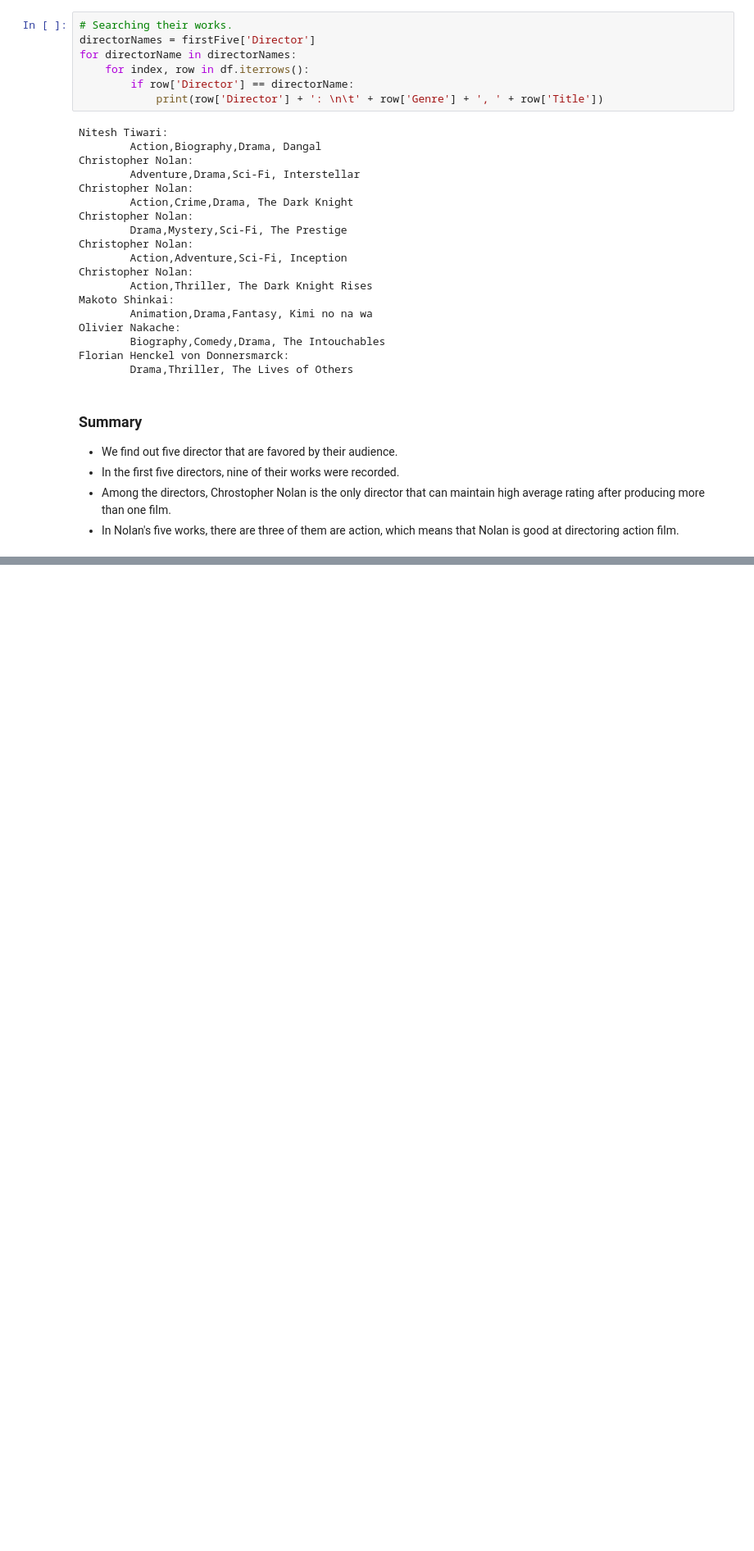
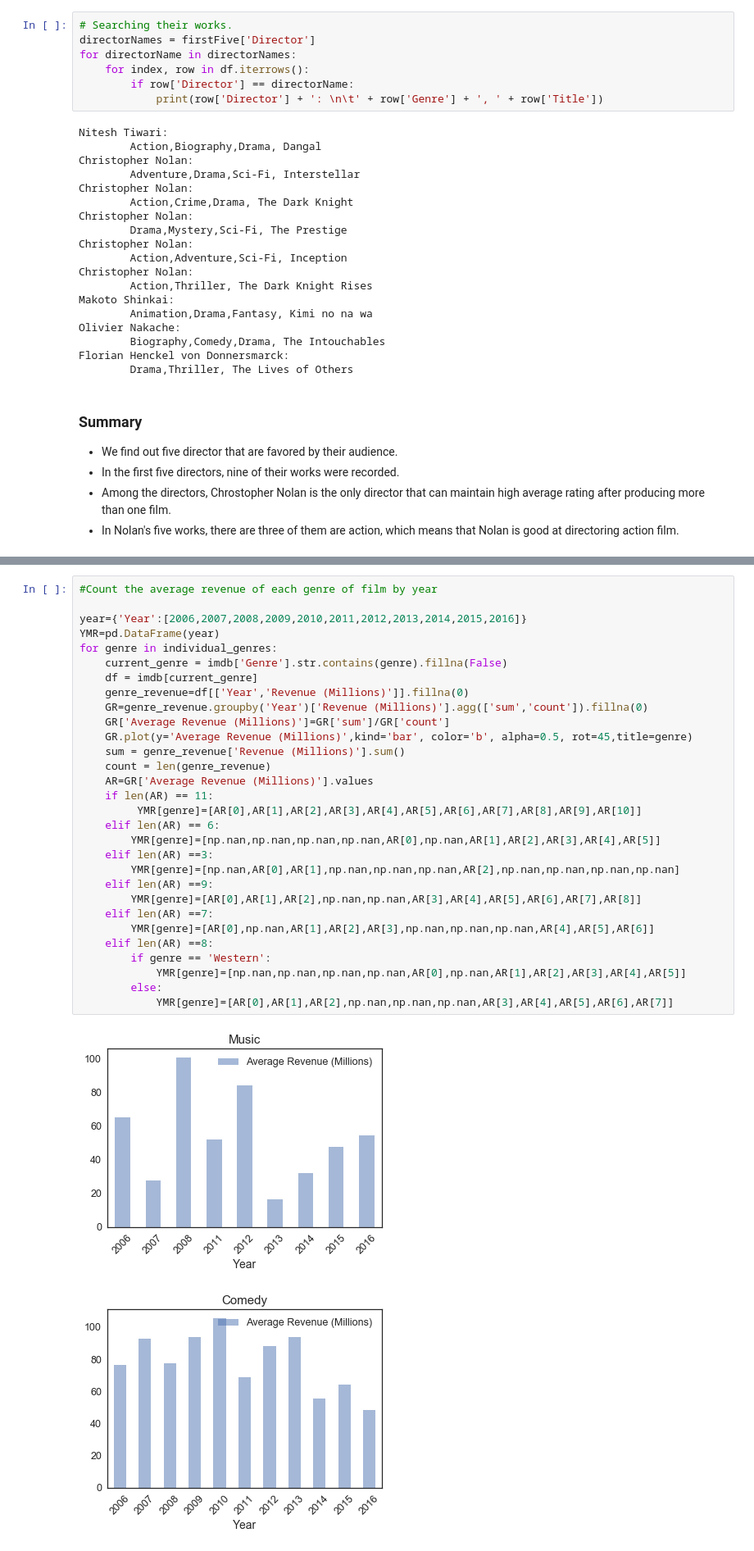
Before and after one commit to billzhonggz/IMDB-Data-Analysis, a Jupyter notebook: Presentation/Presentation-Group4.ipynb, the cells around one changed output, grey strips where cells are left out. Shown at 82% size. Cells and saved outputs as stored; diff of their text form; blank space fills up the shorter version.

```diff
--- a/Presentation/Presentation-Group4.ipynb
+++ b/Presentation/Presentation-Group4.ipynb
@@ -238,0 +347,33 @@ Florian Henckel von Donnersmarck:
+# %%
+#Count the average revenue of each genre of film by year
+
+year={'Year':[2006,2007,2008,2009,2010,2011,2012,2013,2014,2015,2016]}
+YMR=pd.DataFrame(year)
+for genre in individual_genres:
+    current_genre = imdb['Genre'].str.contains(genre).fillna(False)
+    df = imdb[current_genre]
+    genre_revenue=df[['Year','Revenue (Millions)']].fillna(0)
+    GR=genre_revenue.groupby('Year')['Revenue (Millions)'].agg(['sum','count']).fillna(0)
+    GR['Average Revenue (Millions)']=GR['sum']/GR['count']
+    GR.plot(y='Average Revenue (Millions)',kind='bar', color='b', alpha=0.5, rot=45,title=genre)
+    sum = genre_revenue['Revenue (Millions)'].sum()
+    count = len(genre_revenue)
+    AR=GR['Average Revenue (Millions)'].values
+    if len(AR) == 11:
+         YMR[genre]=[AR[0],AR[1],AR[2],AR[3],AR[4],AR[5],AR[6],AR[7],AR[8],AR[9],AR[10]]
+    elif len(AR) == 6:
+        YMR[genre]=[np.nan,np.nan,np.nan,np.nan,AR[0],np.nan,AR[1],AR[2],AR[3],AR[4],AR[5]]
+    elif len(AR) ==3:
+        YMR[genre]=[np.nan,AR[0],AR[1],np.nan,np.nan,np.nan,AR[2],np.nan,np.nan,np.nan,np.nan]
+    elif len(AR) ==9:
+        YMR[genre]=[AR[0],AR[1],AR[2],np.nan,np.nan,AR[3],AR[4],AR[5],AR[6],AR[7],AR[8]]
+    elif len(AR) ==7:
+        YMR[genre]=[AR[0],np.nan,AR[1],AR[2],AR[3],np.nan,np.nan,np.nan,AR[4],AR[5],AR[6]]
+    elif len(AR) ==8:
+        if genre == 'Western':
+            YMR[genre]=[np.nan,np.nan,np.nan,np.nan,AR[0],np.nan,AR[1],AR[2],AR[3],AR[4],AR[5]]
+        else:
+            YMR[genre]=[AR[0],AR[1],AR[2],np.nan,np.nan,np.nan,AR[3],AR[4],AR[5],AR[6],AR[7]]
+# %% [output]
+[figure, added]
+[figure, added]
```
Also changed, not shown: parts of 13 cells of this notebook, 1 other file.
